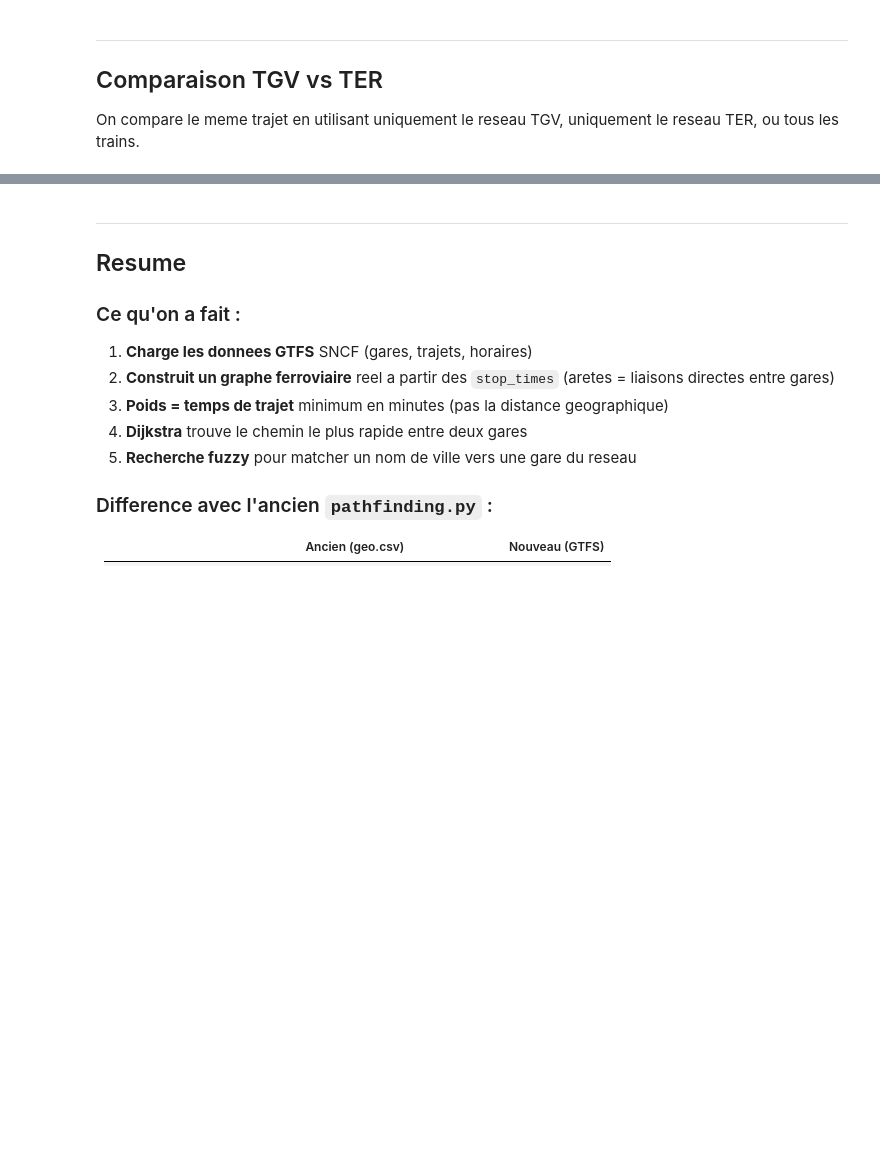
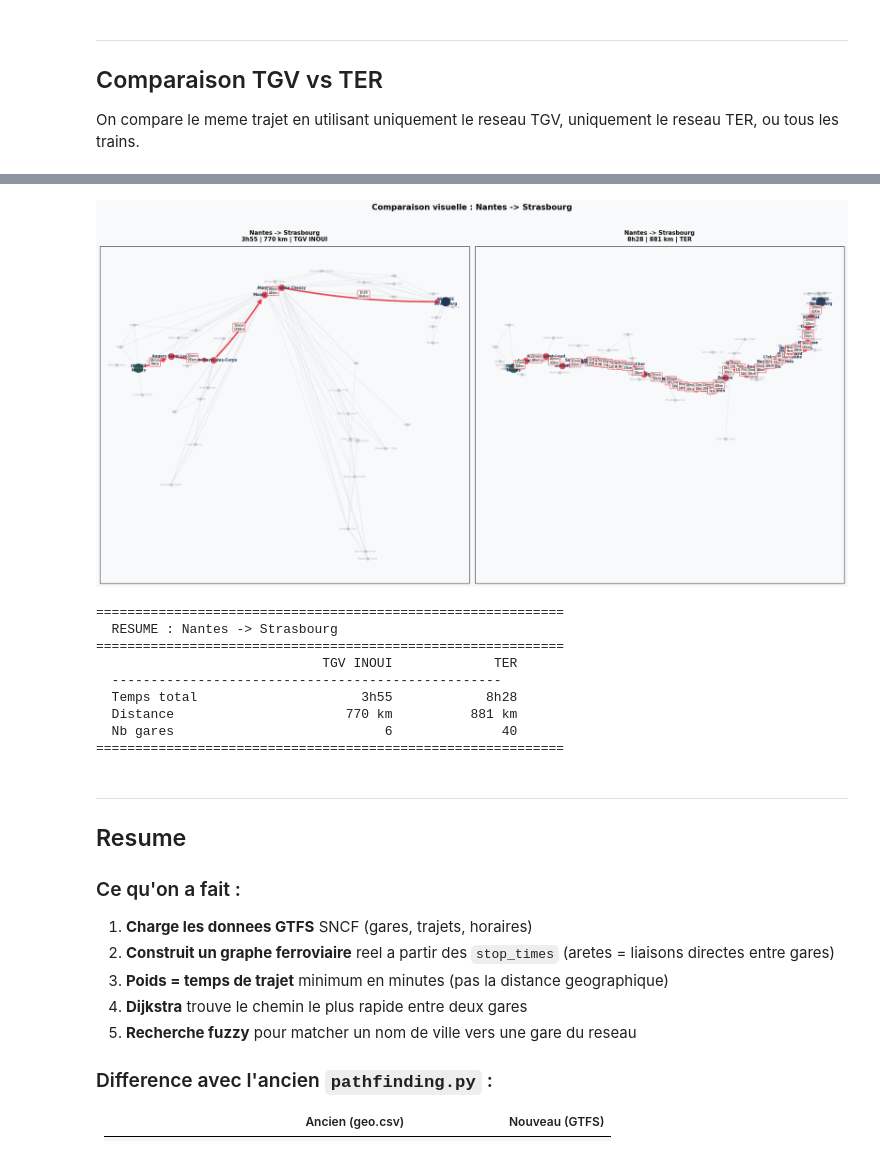
Before and after one commit to PikPakPik/T-AIA-911-NAN_1, a Jupyter notebook: pathfinding_sncf.ipynb, the cells around one changed output, grey strips where cells are left out. Cells and saved outputs as stored; diff of their text form; code cells hidden in the pictures; blank space fills up the shorter version.

```diff
--- a/pathfinding_sncf.ipynb
+++ b/pathfinding_sncf.ipynb
@@ -971,3 +1450,17 @@ compare_routes("Bordeaux", "Lille")
+# %%
+# Comparaison visuelle Nantes -> Strasbourg (TGV vs TER)
+compare_routes_visual("Nantes", "Strasbourg")
+# %% [output]
+[figure, added]
+============================================================
+  RESUME : Nantes -> Strasbourg
+============================================================
+                             TGV INOUI             TER
+  --------------------------------------------------
+  Temps total                     3h55            8h28
+  Distance                      770 km          881 km
+  Nb gares                           6              40
+============================================================
 # %%
 # ============================
 # Fonction interactive
```
Also changed, not shown: parts of 20 cells of this notebook.
